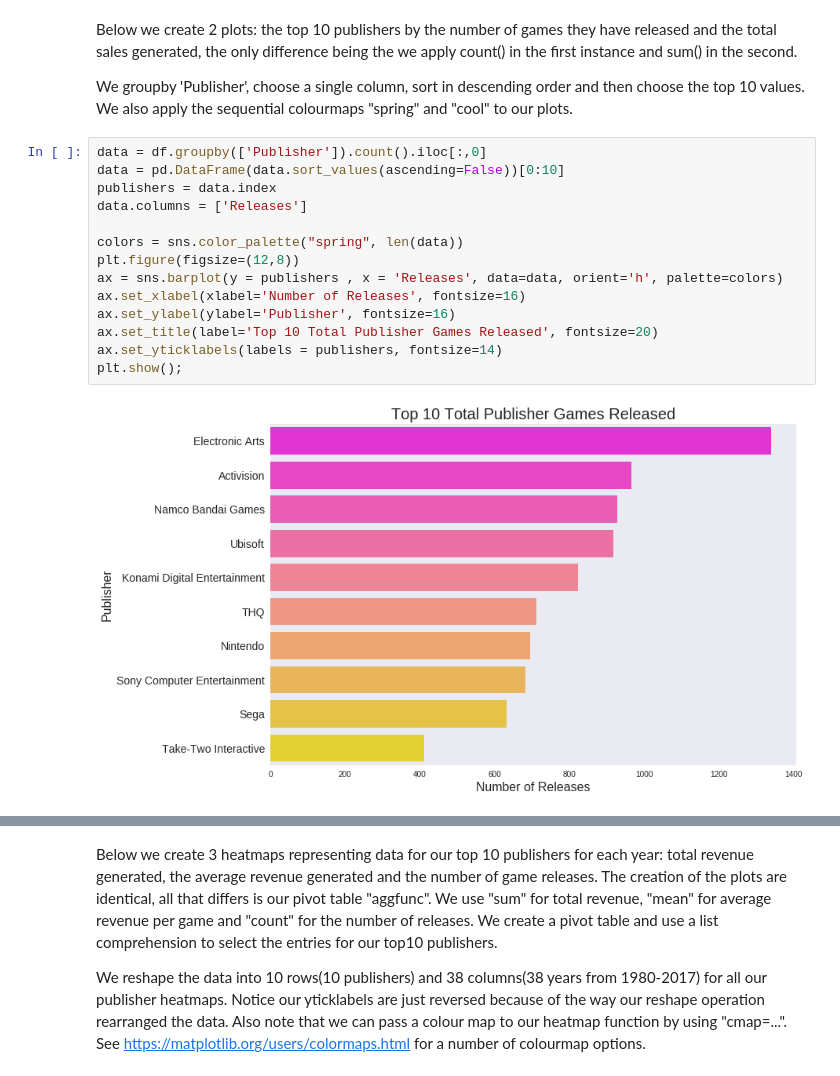
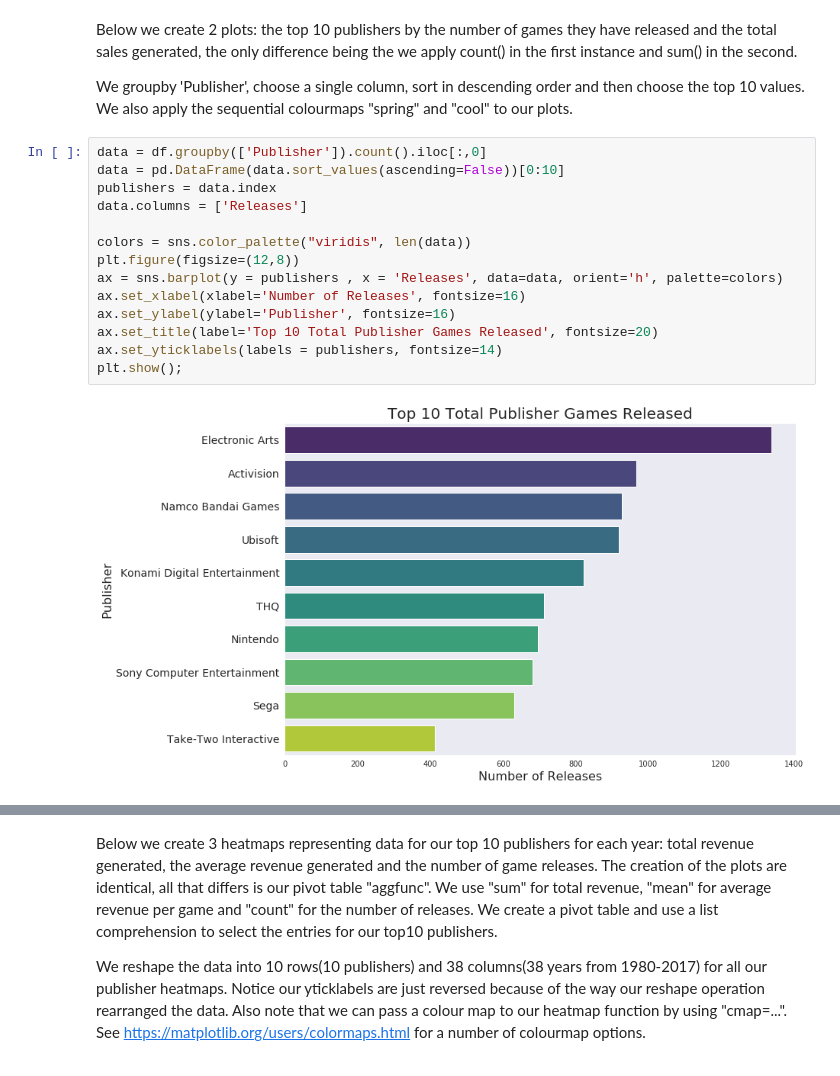
Before and after one commit to eboteq/vgsales-analysis, a Jupyter notebook: notebook/Visual_EDA_Video_Game_Console_Sales.ipynb, the cells around one changed output, grey strips where cells are left out. Cells and saved outputs as stored; diff of their text form.

```diff
--- a/notebook/Visual_EDA_Video_Game_Console_Sales.ipynb
+++ b/notebook/Visual_EDA_Video_Game_Console_Sales.ipynb
@@ -218,19 +238,19 @@ We groupby 'Publisher', choose a single column, sort in descending order and the
 # %%
 data = df.groupby(['Publisher']).count().iloc[:,0]
 data = pd.DataFrame(data.sort_values(ascending=False))[0:10]
 publishers = data.index
 data.columns = ['Releases']
 
-colors = sns.color_palette("spring", len(data))
+colors = sns.color_palette("viridis", len(data))
 plt.figure(figsize=(12,8))
 ax = sns.barplot(y = publishers , x = 'Releases', data=data, orient='h', palette=colors)
 ax.set_xlabel(xlabel='Number of Releases', fontsize=16)
 ax.set_ylabel(ylabel='Publisher', fontsize=16)
 ax.set_title(label='Top 10 Total Publisher Games Released', fontsize=20)
 ax.set_yticklabels(labels = publishers, fontsize=14)
 plt.show();
 # %% [output]
-[figure, old version]
+[figure, new version]
 # %%
 data = df.groupby(['Publisher']).sum()['Global_Sales']
 data = pd.DataFrame(data.sort_values(ascending=False))[0:10]
```
Also changed, not shown: parts of 34 cells of this notebook, 2 other files.
